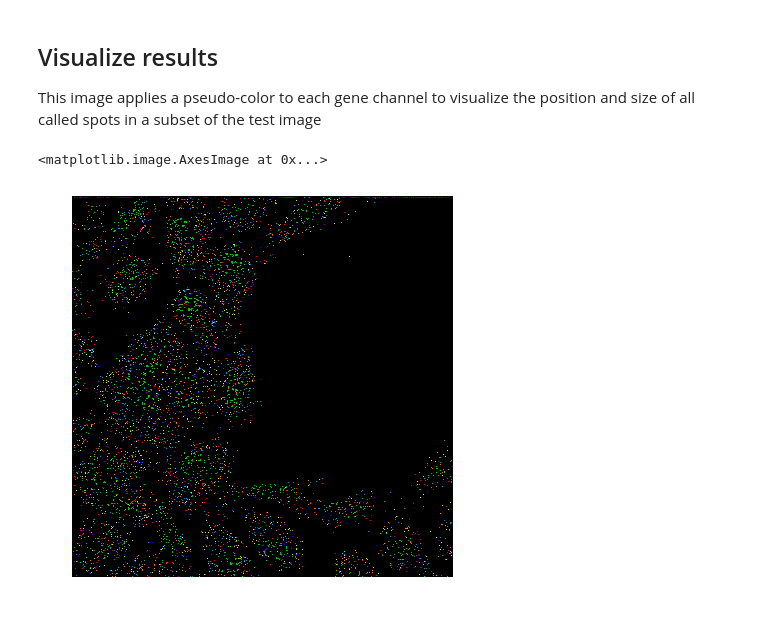
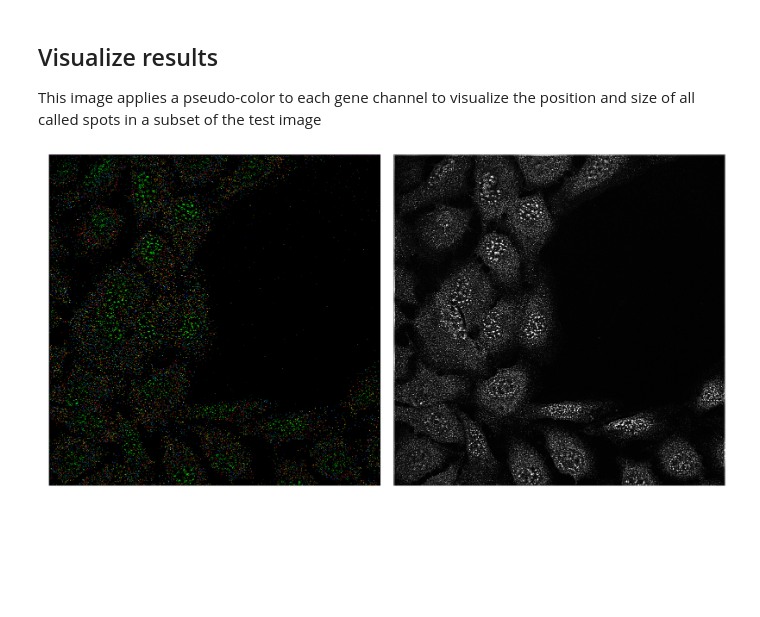
Before and after one commit to spacetx/starfish, a Jupyter notebook: notebooks/MERFISH_Pipeline_-_U2O2_Cell_Culture_-_1_FOV.ipynb, the cells around one changed output. Cells and saved outputs as stored; diff of their text form; code cells hidden in the pictures; blank space fills up the shorter version.

Commit message:
Update MERFISH notebook with new threshold

```diff
--- a/notebooks/MERFISH_Pipeline_-_U2O2_Cell_Culture_-_1_FOV.ipynb
+++ b/notebooks/MERFISH_Pipeline_-_U2O2_Cell_Culture_-_1_FOV.ipynb
@@ -93,8 +93,8 @@ Recall that the image is pre-registered, as stated above. Despite this, individu
 
 A local search in pixel space across imaging rounds can also solve this.
 # %%
-glp = Filter.GaussianLowPass(sigma=1, verbose=True)
-glp.run(primary_image)
+glp = Filter.GaussianLowPass(sigma=1)
+low_passed = glp.run(deconvolved, in_place=False, verbose=True)
 # %% [markdown]
 Use MERFISH-calculated size factors to scale the channels across the imaging rounds and visualize the resulting filtered and scaled images. Right now we have to extract this information from the metadata and apply this transformation manually.
 # %%
@@ -105,8 +105,10 @@ scale_factors = {
 # %%
 # this is a scaling method. It would be great to use image.apply here. It's possible, but we need to expose H & C to
 # at least we can do it with get_slice and set_slice right now.
+from copy import deepcopy
+scaled_image = deepcopy(low_passed)
 
 for indices in primary_image._iter_indices():
-    data = primary_image.get_slice(indices)[0]
+    data = scaled_image.get_slice(indices)[0]
     scaled = data / scale_factors[indices[Indices.ROUND.value], indices[Indices.CH.value]]
-    primary_image.set_slice(indices, scaled)
+    scaled_image.set_slice(indices, scaled)
@@ -115,4 +114,0 @@ from scipy.stats import scoreatpercentile
-# %%
-mp = primary_image.max_proj(Indices.ROUND, Indices.CH, Indices.Z)
-clim = scoreatpercentile(mp, [0.5, 99.5])
-show_image(mp, clim=clim)
@@ -155,14 +148,14 @@ psd = SpotFinder.PixelSpotDetector(
     codebook=experiment.codebook,
     metric='euclidean',
     distance_threshold=0.5176,
-    magnitude_threshold=5e-5,
+    magnitude_threshold=1.77e-5,
     min_area=2,
     max_area=np.inf,
     norm_order=2,
     crop_size=(0, 40, 40)
 )
 
-spot_intensities, prop_results = psd.run(primary_image)
+spot_intensities, prop_results = psd.run(scaled_image)
 spot_intensities = spot_intensities.loc[spot_intensities[Features.PASSES_THRESHOLDS]]
 spot_intensities
 # %% [output]
@@ -217,10 +210,23 @@ plt.title(f'r = {r}');
 
 This image applies a pseudo-color to each gene channel to visualize the position and size of all called spots in a subset of the test image
 # %%
-area_lookup = lambda x: 0 if x == 0 else prop_results.region_properties[x - 1].area
-vfunc = np.vectorize(area_lookup)
-mask = np.squeeze(vfunc(prop_results.label_image))
-show_image(np.squeeze(prop_results.decoded_image)*(mask > 2), cmap = 'nipy_spectral')
+from scipy.stats import scoreatpercentile
+import warnings
+
+f, (ax1, ax2) = plt.subplots(1, 2, figsize=(30, 15))
+
+with warnings.catch_warnings():
+    warnings.simplefilter('ignore', FutureWarning)
+    area_lookup = lambda x: 0 if x == 0 else prop_results.region_properties[x - 1].area
+    vfunc = np.vectorize(area_lookup)
+    mask = np.squeeze(vfunc(prop_results.label_image))
+    show_image(np.squeeze(prop_results.decoded_image)*(mask > 2), cmap='nipy_spectral', ax=ax1)
+    ax1.axes.set_axis_off()
+
+    mp = scaled_image.max_proj(Indices.ROUND, Indices.CH, Indices.Z)
+    clim = scoreatpercentile(mp, [0.5, 99.5])
+    show_image(mp, clim=clim, ax=ax2)
+
+    f.tight_layout()
 # %% [output]
-<matplotlib.image.AxesImage at 0x...>
-[figure, old version]
+[figure, new version]
```
Also changed, not shown: parts of 6 cells of this notebook, 1 other file.
